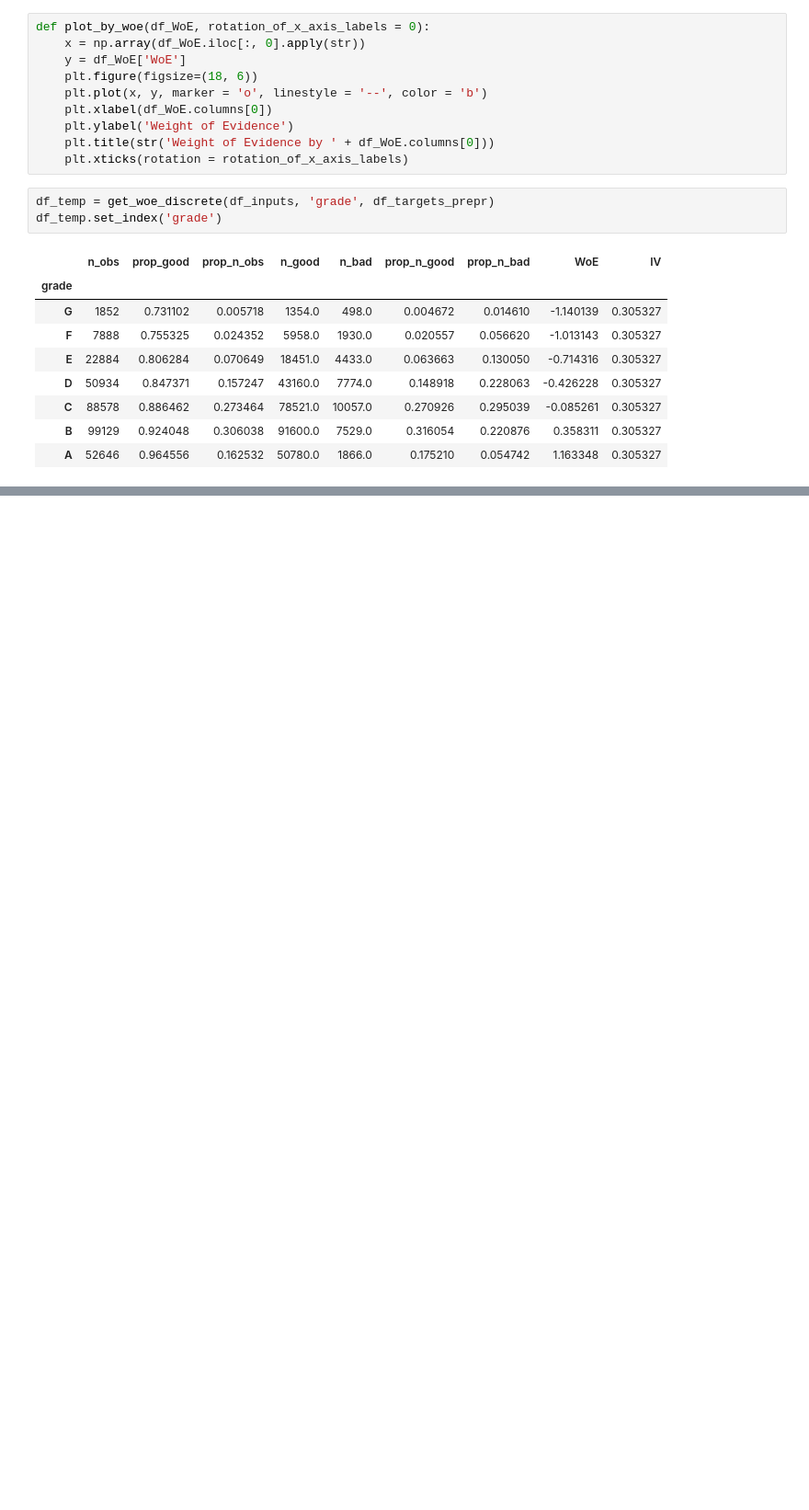
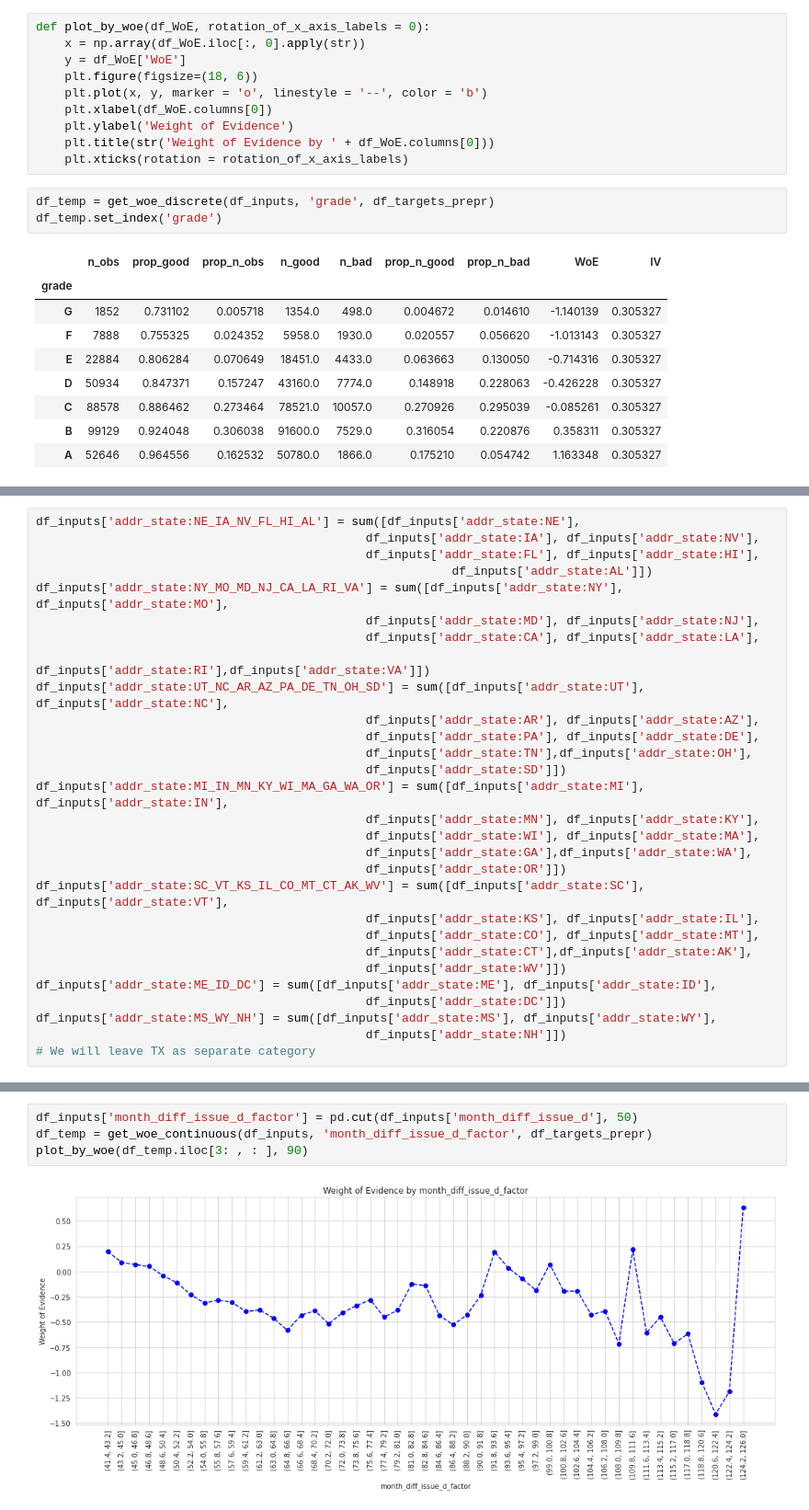
Before and after one commit to ddv246/Lending-Club, a Jupyter notebook: Copy_of_LendingClub_Project.ipynb, the cells around one changed output, grey strips where cells are left out. Shown at 92% size. Drawn from its saved outputs; the diff is of its cells as text; blank space fills up the shorter version.

```diff
--- a/Copy_of_LendingClub_Project.ipynb
+++ b/Copy_of_LendingClub_Project.ipynb
@@ -1053,0 +1146,29 @@ df_temp.set_index('grade')
+# %%
+df_inputs['addr_state:NE_IA_NV_FL_HI_AL'] = sum([df_inputs['addr_state:NE'],
+                                              df_inputs['addr_state:IA'], df_inputs['addr_state:NV'],
+                                              df_inputs['addr_state:FL'], df_inputs['addr_state:HI'],
+                                                          df_inputs['addr_state:AL']])
+df_inputs['addr_state:NY_MO_MD_NJ_CA_LA_RI_VA'] = sum([df_inputs['addr_state:NY'], df_inputs['addr_state:MO'],
+                                              df_inputs['addr_state:MD'], df_inputs['addr_state:NJ'],
+                                              df_inputs['addr_state:CA'], df_inputs['addr_state:LA'],
+                                                          df_inputs['addr_state:RI'],df_inputs['addr_state:VA']])
+df_inputs['addr_state:UT_NC_AR_AZ_PA_DE_TN_OH_SD'] = sum([df_inputs['addr_state:UT'], df_inputs['addr_state:NC'],
+                                              df_inputs['addr_state:AR'], df_inputs['addr_state:AZ'],
+                                              df_inputs['addr_state:PA'], df_inputs['addr_state:DE'],
+                                              df_inputs['addr_state:TN'],df_inputs['addr_state:OH'],
+                                              df_inputs['addr_state:SD']])
+df_inputs['addr_state:MI_IN_MN_KY_WI_MA_GA_WA_OR'] = sum([df_inputs['addr_state:MI'], df_inputs['addr_state:IN'],
+                                              df_inputs['addr_state:MN'], df_inputs['addr_state:KY'],
+                                              df_inputs['addr_state:WI'], df_inputs['addr_state:MA'],
+                                              df_inputs['addr_state:GA'],df_inputs['addr_state:WA'],
+                                              df_inputs['addr_state:OR']])
+df_inputs['addr_state:SC_VT_KS_IL_CO_MT_CT_AK_WV'] = sum([df_inputs['addr_state:SC'], df_inputs['addr_state:VT'],
+                                              df_inputs['addr_state:KS'], df_inputs['addr_state:IL'],
+                                              df_inputs['addr_state:CO'], df_inputs['addr_state:MT'],
+                                              df_inputs['addr_state:CT'],df_inputs['addr_state:AK'],
+                                              df_inputs['addr_state:WV']])
+df_inputs['addr_state:ME_ID_DC'] = sum([df_inputs['addr_state:ME'], df_inputs['addr_state:ID'],
+                                              df_inputs['addr_state:DC']])
+df_inputs['addr_state:MS_WY_NH'] = sum([df_inputs['addr_state:MS'], df_inputs['addr_state:WY'],
+                                              df_inputs['addr_state:NH']])
+# We will leave TX as separate category
@@ -1053,0 +1215,6 @@ df_temp.set_index('grade')
+# %%
+df_inputs['month_diff_issue_d_factor'] = pd.cut(df_inputs['month_diff_issue_d'], 50)
+df_temp = get_woe_continuous(df_inputs, 'month_diff_issue_d_factor', df_targets_prepr)
+plot_by_woe(df_temp.iloc[3: , : ], 90)
+# %% [output]
+[figure, added]
```
Also changed, not shown: parts of 80 cells of this notebook.
